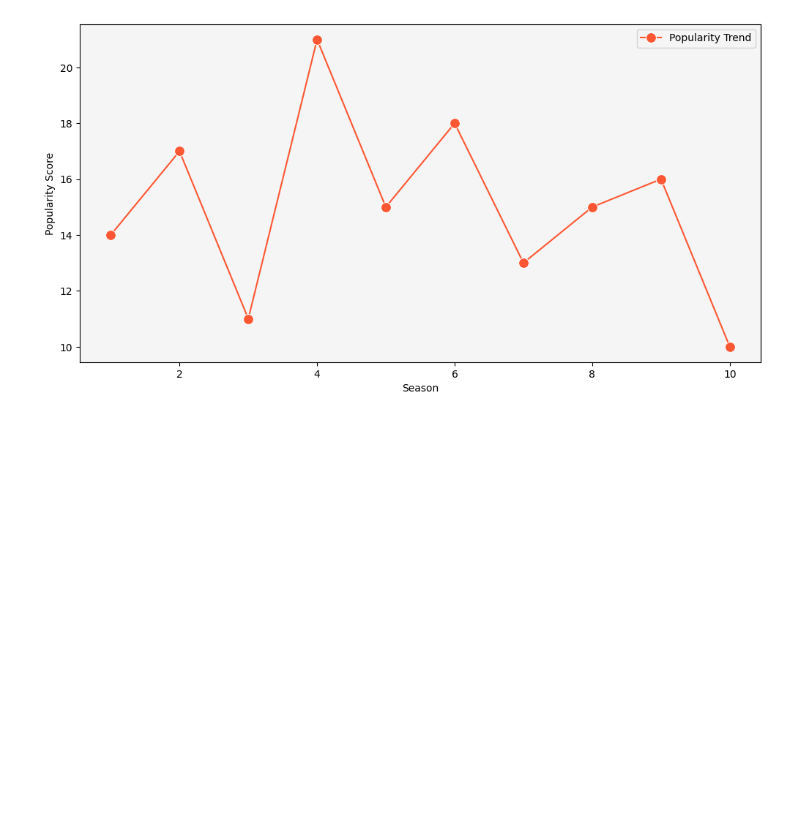
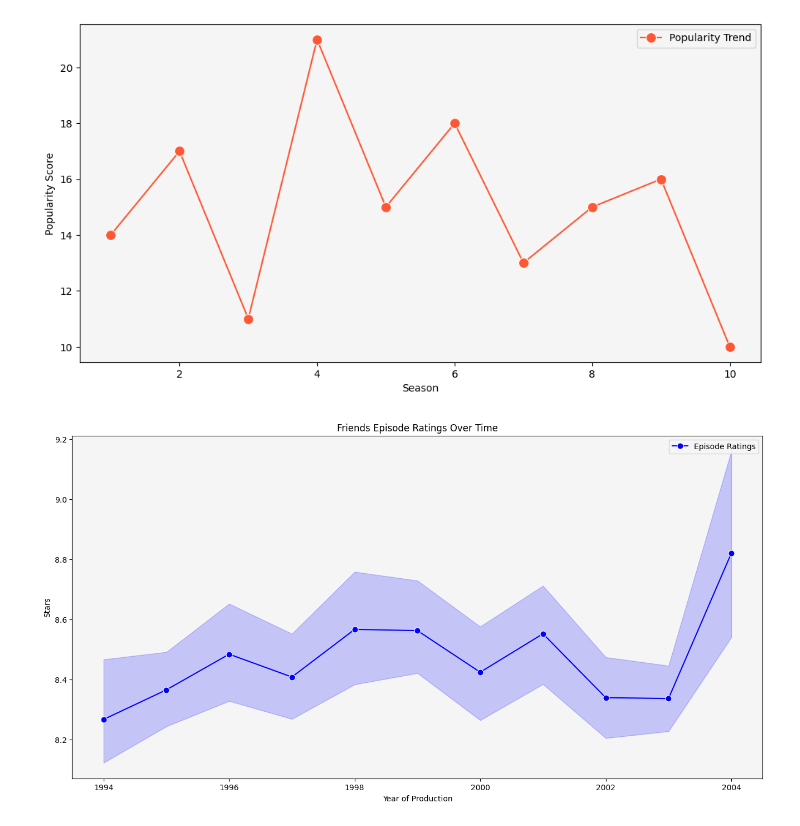
Before and after one commit to AidenAR/DSC-Fall23, a Jupyter notebook: notebook378a861fd9.ipynb, the cells around one changed output. Drawn from its saved outputs; the diff is of its cells as text; code cells hidden in the pictures; blank space fills up the shorter version.

Commit message:
Kaggle Notebook | Friends Data Analysis | Version 8

```diff
--- a/notebook378a861fd9.ipynb
+++ b/notebook378a861fd9.ipynb
@@ -342,3 +342,24 @@ plt.ylabel('Popularity Score')
 plt.show()
 # %% [output]
 [figure]
+# %%
+import pandas as pd
+import matplotlib.pyplot as plt
+import seaborn as sns
+
+# Read the Friends dataset
+data = pd.read_csv("/kaggle/input/friends-series-dataset/friends_episodes_v2.csv")
+
+# Create a time series plot for ratings using 'Year_of_prod'
+plt.figure(figsize=(16, 8))
+sns.lineplot(x='Year_of_prod', y='Stars', data=data, marker='o', markersize=8, color='blue', label='Episode Ratings')
+
+# Set axis labels and title
+plt.title("Friends Episode Ratings Over Time")
+plt.xlabel('Year of Production')
+plt.ylabel('Stars')
+
+plt.legend()
+plt.show()
+# %% [output]
+[figure, added]
```
Also changed, not shown: parts of 4 cells of this notebook.
